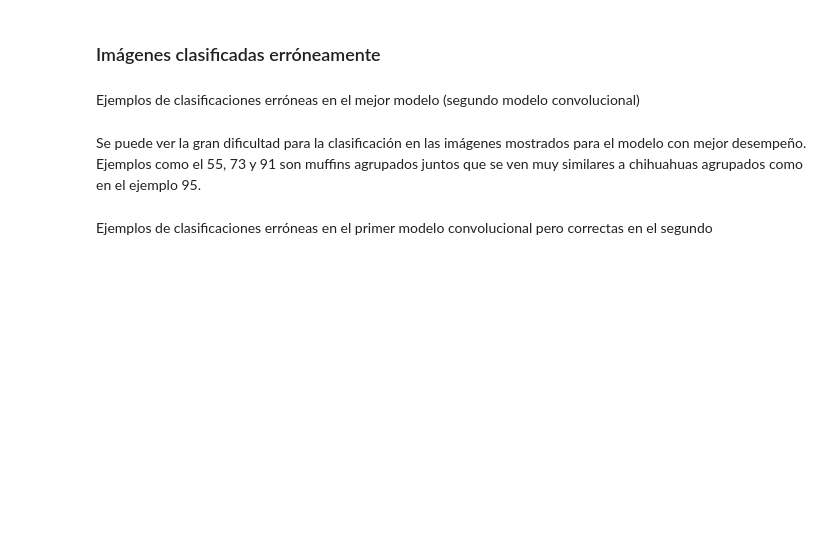
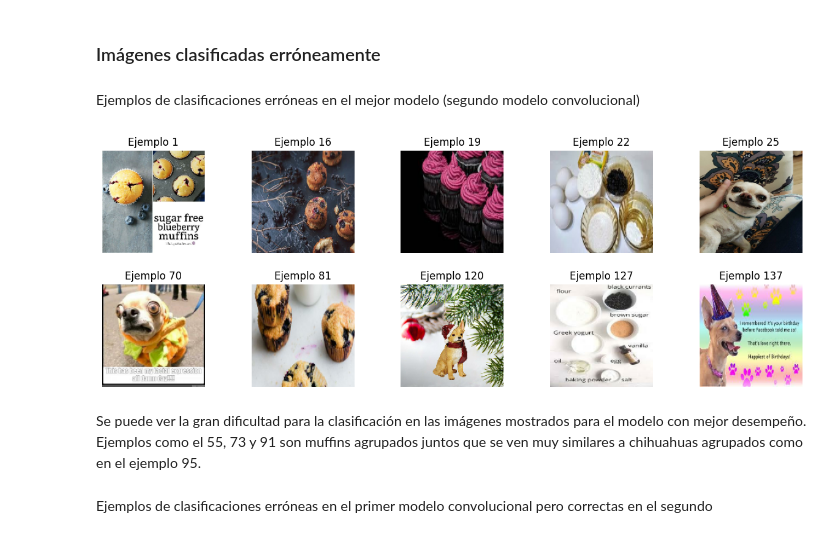
Before and after one commit to DiegoLeonG96/Tarea2_MLA, a Jupyter notebook: Tarea_2_MLA.ipynb, the cells around one changed output. Cells and saved outputs as stored; diff of their text form; code cells hidden in the pictures; blank space fills up the shorter version.

```diff
--- a/Tarea_2_MLA.ipynb
+++ b/Tarea_2_MLA.ipynb
@@ -1265,17 +1281,19 @@ Ejemplos de clasificaciones erróneas en el mejor modelo (segundo modelo convolu
 # %%
 n_examples = 10
 n_rows = 2
 
 # Filtrar las imágenes y títulos a mostrar
-filtered_images = [X_test[i] / 255 for i in range(len(y_test)) if y_pred_cnn2[i] != y_test[i]]
-filtered_titles = [f'Ejemplo {i}' for i in range(len(y_test)) if y_pred_cnn2[i] != y_test[i]]
+filtered_images = [X_test[i] / 255 for i in range(len(y_test)) if y_pred_cnn[i] != y_test[i]]
+filtered_titles = [f'Ejemplo {i}' for i in range(len(y_test)) if y_pred_cnn[i] != y_test[i]]
 
 # Limitar al número de ejemplos deseados
 filtered_images = filtered_images[:n_examples]
 filtered_titles = filtered_titles[:n_examples]
 
 # Llamar a la función para graficar
 plot_images_in_grid(filtered_images, filtered_titles, n_examples=n_examples, n_rows=n_rows)
+# %% [output]
+[figure, added]
 # %% [markdown]
 Se puede ver la gran dificultad para la clasificación en las imágenes mostrados para el modelo con mejor desempeño. Ejemplos como el 55, 73 y 91 son muffins agrupados juntos que se ven muy similares a chihuahuas agrupados como en el ejemplo 95.
 # %% [markdown]
```
Also changed, not shown: parts of 3 cells of this notebook.
